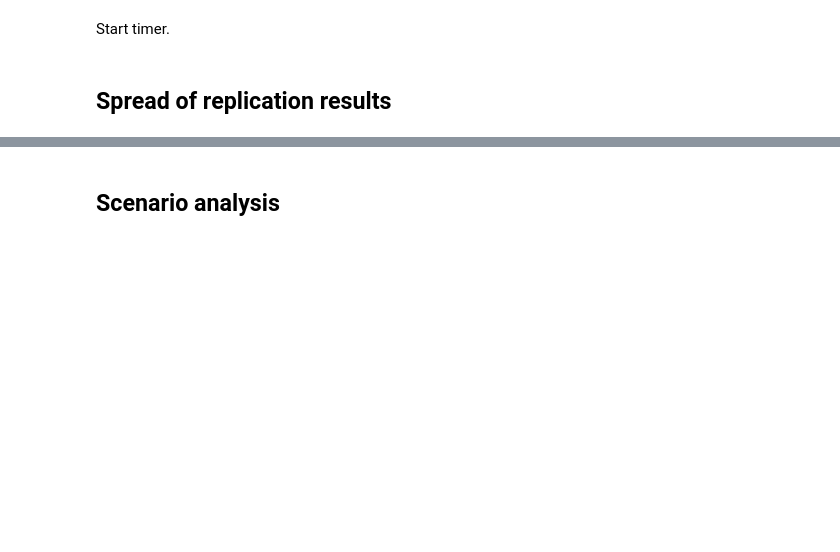
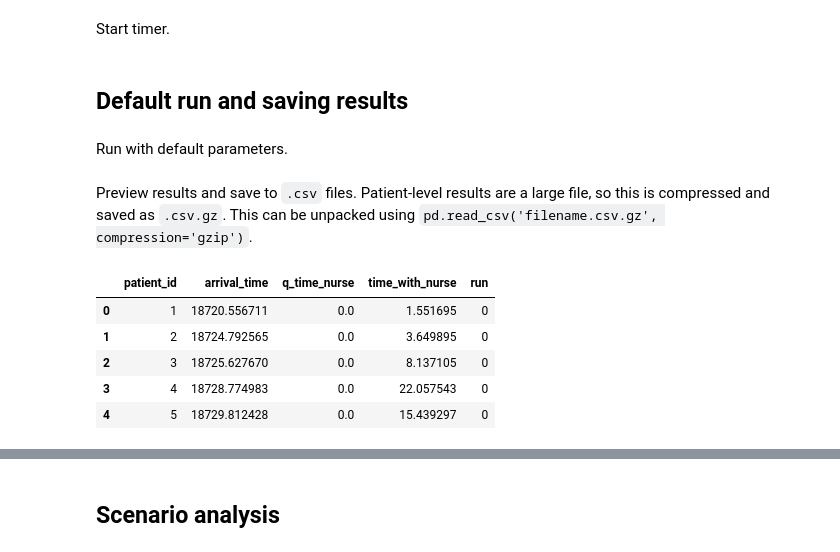
Before and after one commit to pythonhealthdatascience/pydesrap_mms, a Jupyter notebook: scripts/analysis.ipynb, the cells around one changed output, grey strips where cells are left out. Drawn from its saved outputs; the diff is of its cells as text; code cells hidden in the pictures; blank space fills up the shorter version.

```diff
--- a/scripts/analysis.ipynb
+++ b/scripts/analysis.ipynb
@@ -32,9 +32,26 @@ from simulation.model import Defaults, Model, Trial, summary_stats
 Start timer.
 # %%
 start_time = time.time()
-# %% [markdown]
-## Spread of replication results
+# %% [markdown]
+## Default run and saving results
+# %% [markdown]
+Run with default parameters.
 # %%
 param = Defaults()
 trial = Trial(param)
 trial.run_trial()
+# %% [markdown]
+Preview results and save to `.csv` files. Patient-level results are a large file, so this is compressed and saved as `.csv.gz`. This can be unpacked using `pd.read_csv('filename.csv.gz', compression='gzip')`.
+# %%
+display(trial.patient_results_df.head())
+
+# Save patient-level results to csv.gz
+trial.patient_results_df.to_csv('../outputs/example_patient.csv.gz',
+                                index=False, compression='gzip')
+# %% [output]
+|  | patient_id | arrival_time | q_time_nurse | time_with_nurse | run |
+| 0 | 1 | 18720.556711 | 0.0 | 1.551695 | 0 |
+| 1 | 2 | 18724.792565 | 0.0 | 3.649895 | 0 |
+| 2 | 3 | 18725.627670 | 0.0 | 8.137105 | 0 |
+| 3 | 4 | 18728.774983 | 0.0 | 22.057543 | 0 |
+| 4 | 5 | 18729.812428 | 0.0 | 15.439297 | 0 |
```
Also changed, not shown: parts of 6 cells of this notebook, 5 other files.
